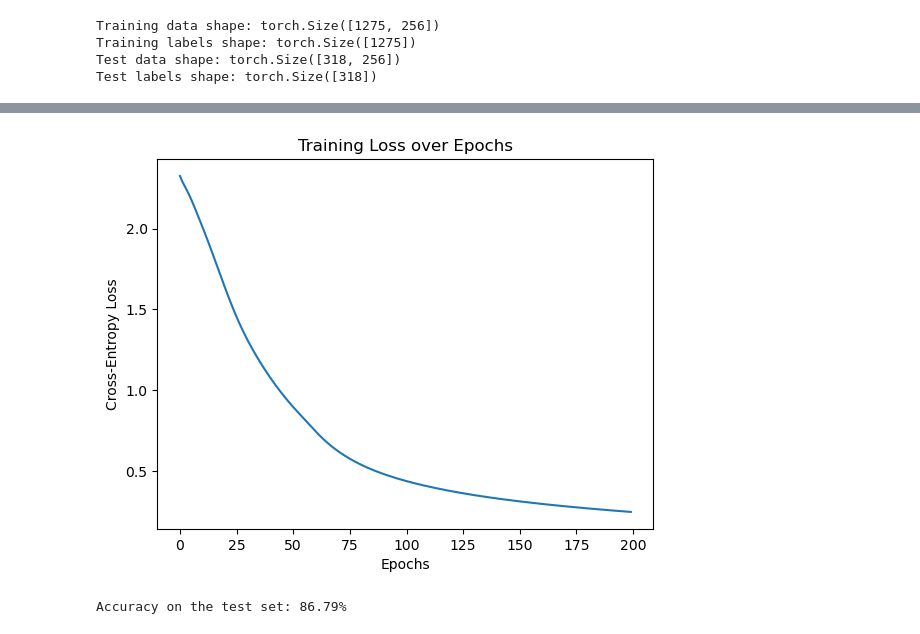
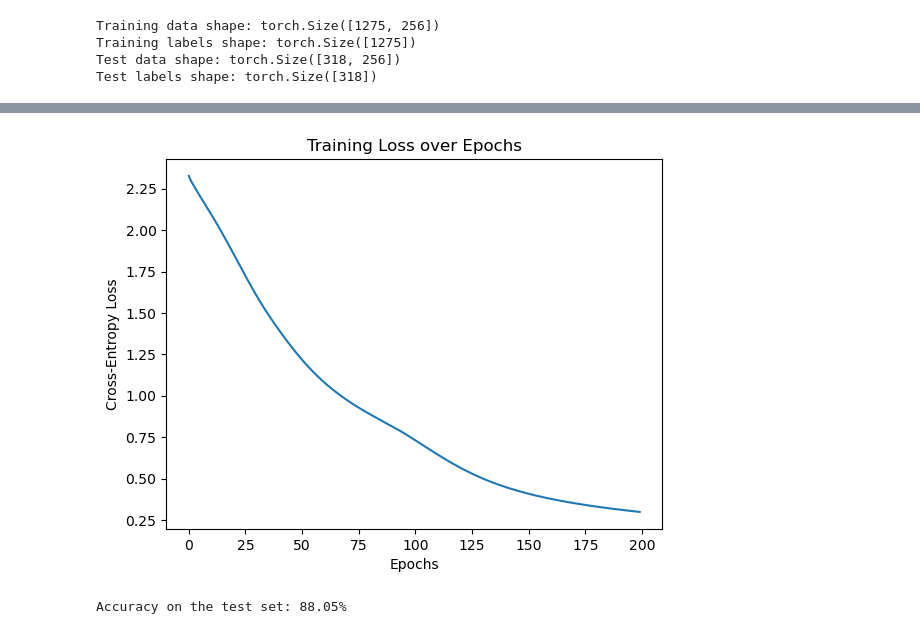
Before and after one commit to Jigyass/StatisticalDecisionTheory, a Jupyter notebook: Homeworks/HW4/ClassificationMLP.ipynb, the cells around one changed output, grey strips where cells are left out. Saved outputs shown, nothing was run; the diff lists cells and outputs as text; code cells hidden in the pictures.

Commit message:
Multi Layer Perceptrons

```diff
--- a/Homeworks/HW4/ClassificationMLP.ipynb
+++ b/Homeworks/HW4/ClassificationMLP.ipynb
@@ -2,10 +2,8 @@
 import numpy as np
 import torch
 
-# Load the dataset (assuming it's space-separated)
 data = np.loadtxt('/home/darksst/Desktop/Fall24/StatisticalDecisionTheory/Data/Semion/semeion.data')
 
-# Split data into features (X) and labels (Y)
 X = data[:, :256]  # First 256 columns are the pixel features
 Y = data[:, 256:]  # Last 10 columns represent the one-hot encoded digit labels
 
@@ -13,8 +11,8 @@ Y = data[:, 256:]  # Last 10 columns represent the one-hot encoded digit labels
 Y_labels = np.argmax(Y, axis=1)
 
 # Function to split data into training and testing sets
-def train_test_split_manual(X, Y, test_size=0.2, random_state=None):
-    np.random.seed(random_state)  # Set seed for reproducibility if provided
+def split_data(X, Y, test_size=0.2, random_state=None):
+    np.random.seed(random_state)
     indices = np.arange(X.shape[0])
     np.random.shuffle(indices)  # Shuffle the indices
 
@@ -26,16 +24,13 @@ def train_test_split_manual(X, Y, test_size=0.2, random_state=None):
 
     return X_train, X_test, Y_train, Y_test
 
-# Split the data (e.g., 80% training, 20% testing)
-X_train, X_test, Y_train, Y_test = train_test_split_manual(X, Y_labels, test_size=0.2, random_state=42)
+X_train, X_test, Y_train, Y_test = split_data(X, Y_labels, test_size=0.2, random_state=42)
 
 # Convert NumPy arrays to PyTorch tensors
 X_train_tensor = torch.tensor(X_train, dtype=torch.float32)
-Y_train_tensor = torch.tensor(Y_train, dtype=torch.long)  # Labels as long tensors for classification
+Y_train_tensor = torch.tensor(Y_train, dtype=torch.long)
 X_test_tensor = torch.tensor(X_test, dtype=torch.float32)
 Y_test_tensor = torch.tensor(Y_test, dtype=torch.long)
-
-# Print shapes to verify
 print("Training data shape:", X_train_tensor.shape)
 print("Training labels shape:", Y_train_tensor.shape)
 print("Test data shape:", X_test_tensor.shape)
@@ -125,24 +94,22 @@ def plot_loss(loss_history, epochs):
 class MLPModel5(nn.Module):
     def __init__(self):
         super(MLPModel5, self).__init__()
-        # Define layers
         self.hidden = nn.Linear(256, 5)  # Input: 256 features, Hidden layer: 5 neurons
         self.relu = nn.ReLU()            # ReLU activation for the hidden layer
         self.output = nn.Linear(5, 10)   # Output layer: 10 neurons (for digits 0–9)
 
     def forward(self, x):
         # Forward pass
-        x = self.hidden(x)  # Pass through the hidden layer
-        x = self.relu(x)     # Apply ReLU activation
-        x = self.output(x)   # Output logits (no activation here)
+        x = self.hidden(x)
+        x = self.relu(x)
+        x = self.output(x)
         return x
 
-# Initialize the model
 model_5 = MLPModel5()
 
 # Define the loss function and optimizer
 criterion = nn.CrossEntropyLoss()
-optimizer = optim.SGD(model_5.parameters(), lr=0.25)
+optimizer = optim.SGD(model_5.parameters(), lr=0.19)
 
 # Set the number of epochs
 epochs = 200
@@ -162,5 +129,5 @@ Epoch 200/200, Loss: 0.24524691700935364
-[figure, old version]
+[figure, new version]
-Accuracy on the test set: 86.79%
+Accuracy on the test set: 88.05%
 # %%
 #MLP model with 10 neurons in the hidden layer
 class MLPModel10(nn.Module):
```
Also changed, not shown: parts of 5 cells of this notebook, 4 other files.
